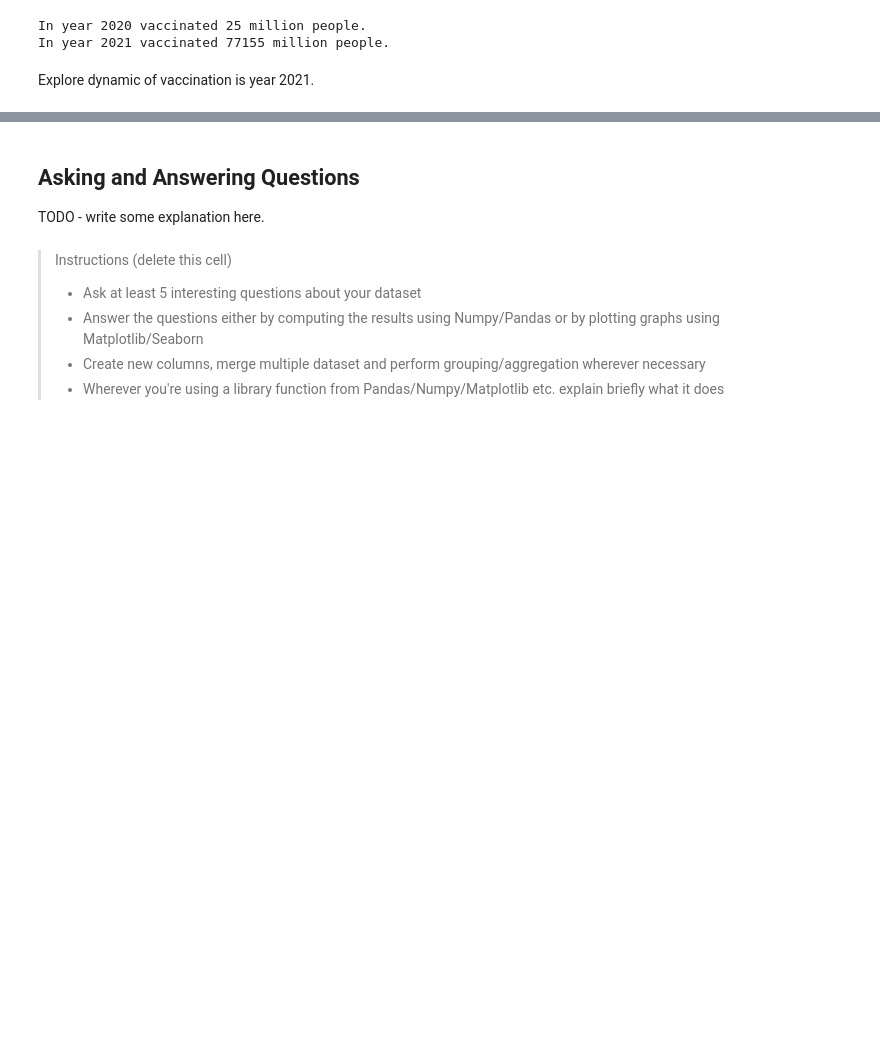
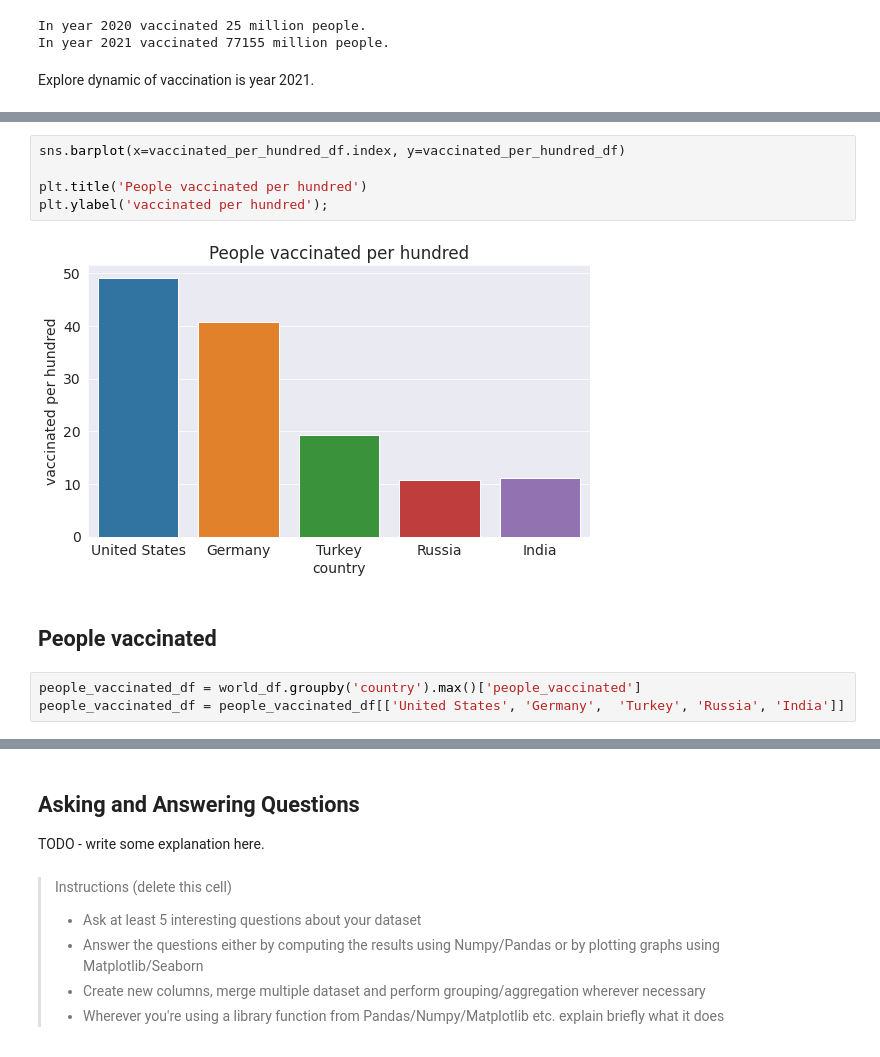
Before and after one commit to aleksmn/jovian, a Jupyter notebook: pandas/zerotopandas-course-project-starter/covid-world-vaccination-progress.ipynb, the cells around one changed output, grey strips where cells are left out. Drawn from its saved outputs; the diff is of its cells as text; blank space fills up the shorter version.

```diff
--- a/pandas/zerotopandas-course-project-starter/covid-world-vaccination-progress.ipynb
+++ b/pandas/zerotopandas-course-project-starter/covid-world-vaccination-progress.ipynb
@@ -351,0 +258,12 @@ Explore dynamic of vaccination is year 2021.
+# %%
+sns.barplot(x=vaccinated_per_hundred_df.index, y=vaccinated_per_hundred_df)
+
+plt.title('People vaccinated per hundred')
+plt.ylabel('vaccinated per hundred');
+# %% [output]
+[figure, added]
+# %% [markdown]
+## People vaccinated
+# %%
+people_vaccinated_df = world_df.groupby('country').max()['people_vaccinated']
+people_vaccinated_df = people_vaccinated_df[['United States', 'Germany',  'Turkey', 'Russia', 'India']]
```
Also changed, not shown: parts of 36 cells of this notebook.
